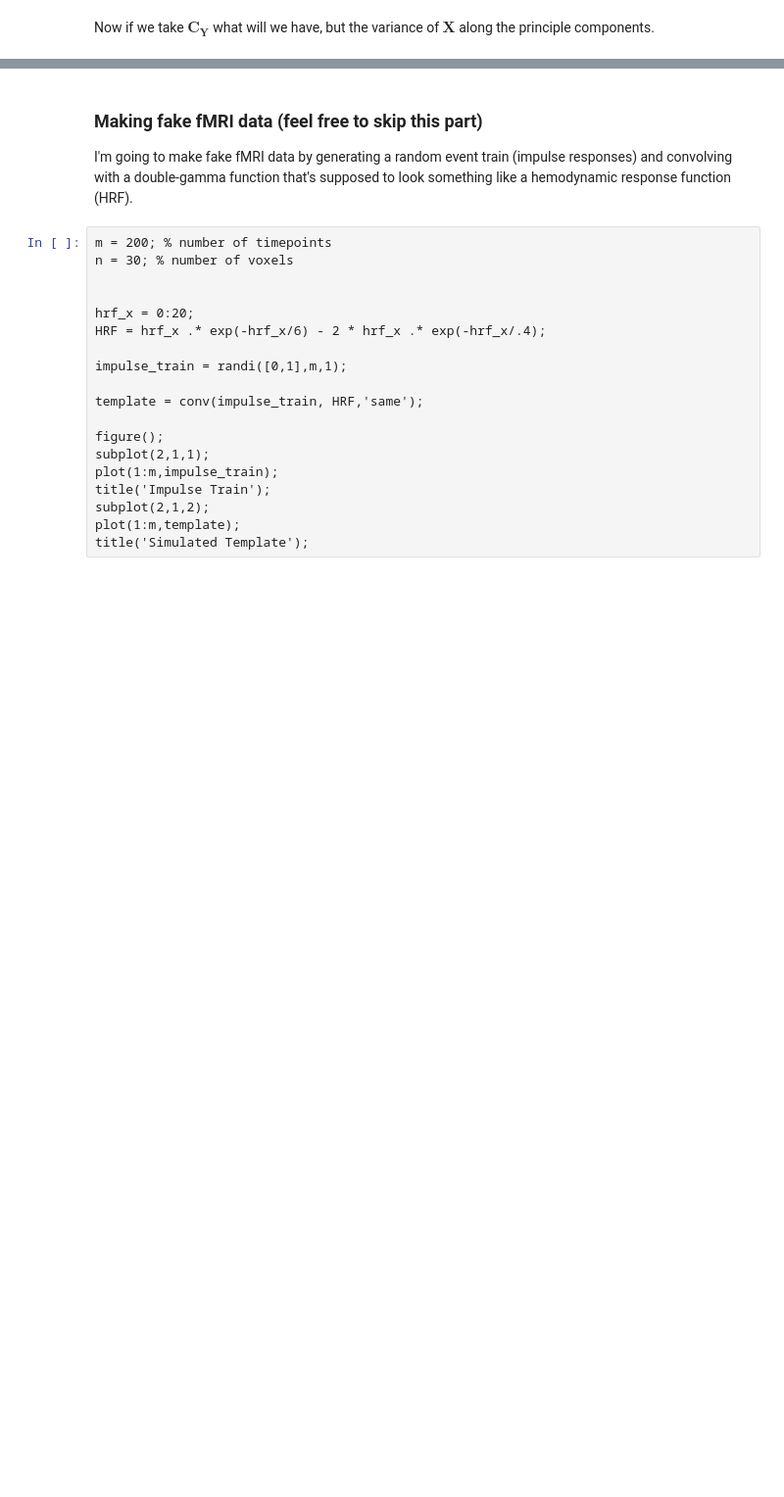
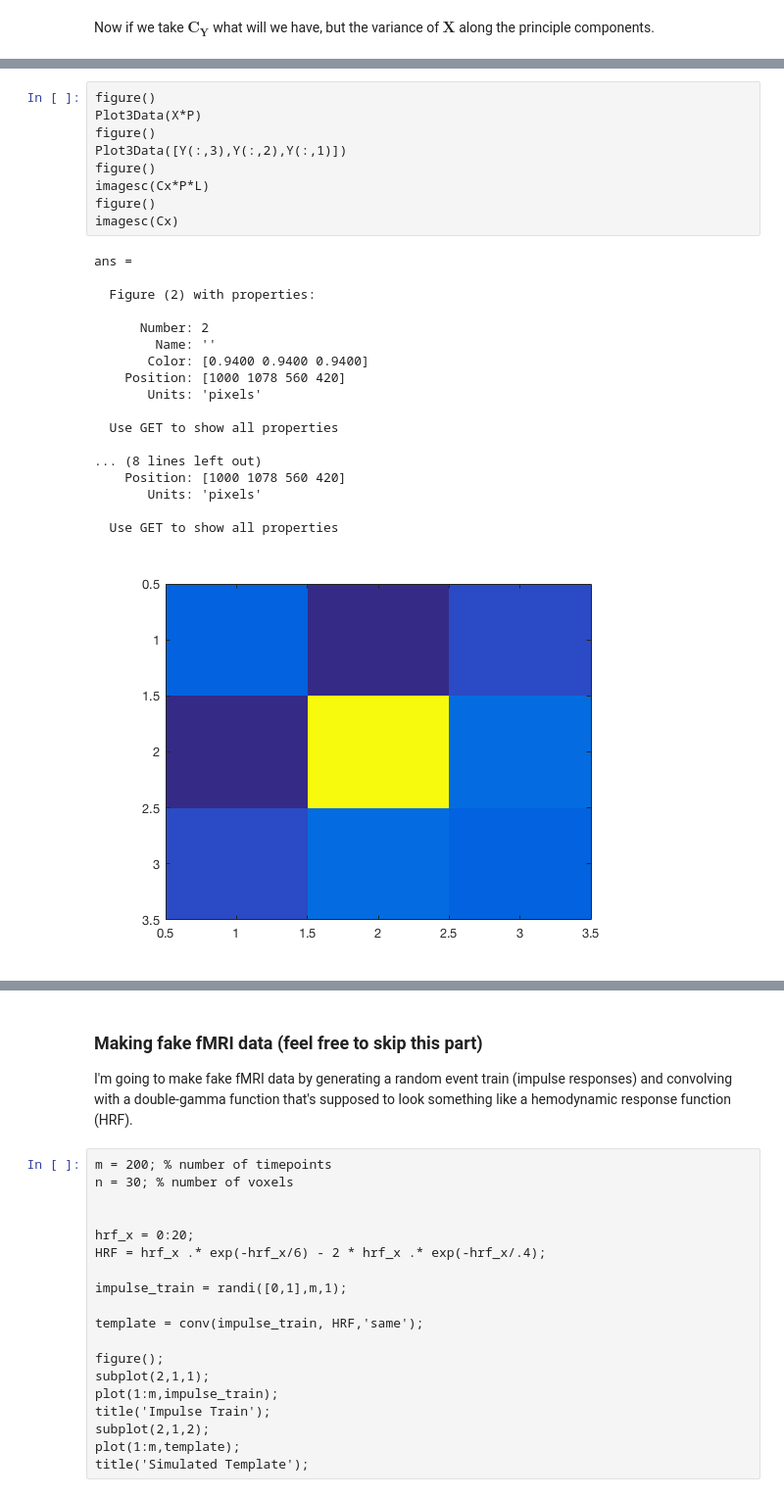
Before and after one commit to eshedmargalit/cn_preschool, a Jupyter notebook: cbb_fascicles/m3_PCA/notebooks/PCA_SVD.ipynb, the cells around one changed output, grey strips where cells are left out. Shown: that part at 98% size. Cells and saved outputs as stored; diff of their text form; blank space fills up the shorter version.

```diff
--- a/cbb_fascicles/m3_PCA/notebooks/PCA_SVD.ipynb
+++ b/cbb_fascicles/m3_PCA/notebooks/PCA_SVD.ipynb
@@ -134,0 +149,28 @@ Cy = (Y'*Y)/(n-1);
+# %%
+figure()
+Plot3Data(X*P)
+figure()
+Plot3Data([Y(:,3),Y(:,2),Y(:,1)])
+figure()
+imagesc(Cx*P*L)
+figure()
+imagesc(Cx)
+# %% [output]
+ans =
+
+  Figure (2) with properties:
+
+      Number: 2
+        Name: ''
+       Color: [0.9400 0.9400 0.9400]
+    Position: [1000 1078 560 420]
+       Units: 'pixels'
+
+  Use GET to show all properties
+
+... (8 lines left out)
+    Position: [1000 1078 560 420]
+       Units: 'pixels'
+
+  Use GET to show all properties
+[figure, added]
```
Also changed, not shown: parts of 11 cells of this notebook.
